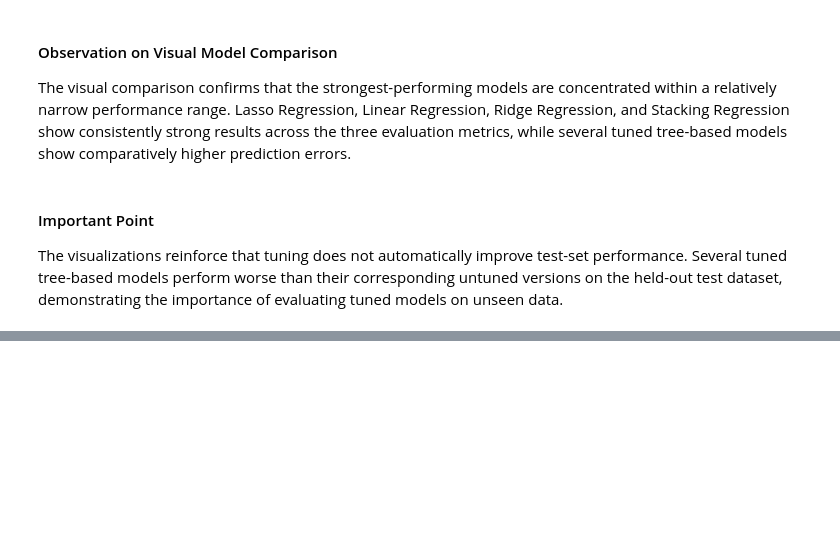
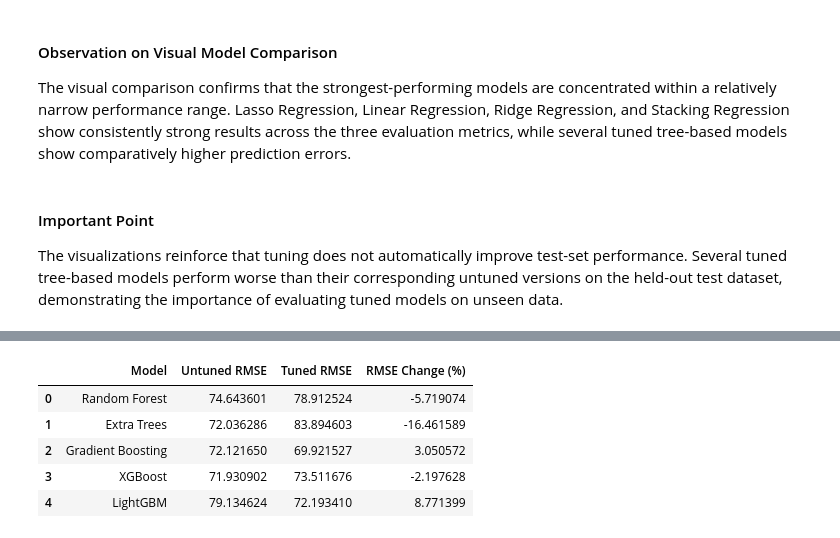
Before and after one commit to TejasMJ/Ride-Pricing-Analytics, a Jupyter notebook: notebooks/06_model_comparison.ipynb, the cells around one changed output, grey strips where cells are left out. Drawn from its saved outputs; the diff is of its cells as text; code cells hidden in the pictures; blank space fills up the shorter version.

```diff
--- a/notebooks/06_model_comparison.ipynb
+++ b/notebooks/06_model_comparison.ipynb
@@ -225,0 +303,19 @@ The visualizations reinforce that tuning does not automatically improve test-set
+# %%
+# Calculating the change in RMSE after tuning
+
+tuning_comparison['RMSE Change (%)'] = (
+    (
+        tuning_comparison['Untuned RMSE']
+        - tuning_comparison['Tuned RMSE']
+    )
+    / tuning_comparison['Untuned RMSE']
+) * 100
+
+tuning_comparison
+# %% [output]
+|  | Model | Untuned RMSE | Tuned RMSE | RMSE Change (%) |
+| 0 | Random Forest | 74.643601 | 78.912524 | -5.719074 |
+| 1 | Extra Trees | 72.036286 | 83.894603 | -16.461589 |
+| 2 | Gradient Boosting | 72.121650 | 69.921527 | 3.050572 |
+| 3 | XGBoost | 71.930902 | 73.511676 | -2.197628 |
+| 4 | LightGBM | 79.134624 | 72.193410 | 8.771399 |
```
Also changed, not shown: parts of 9 cells of this notebook.
